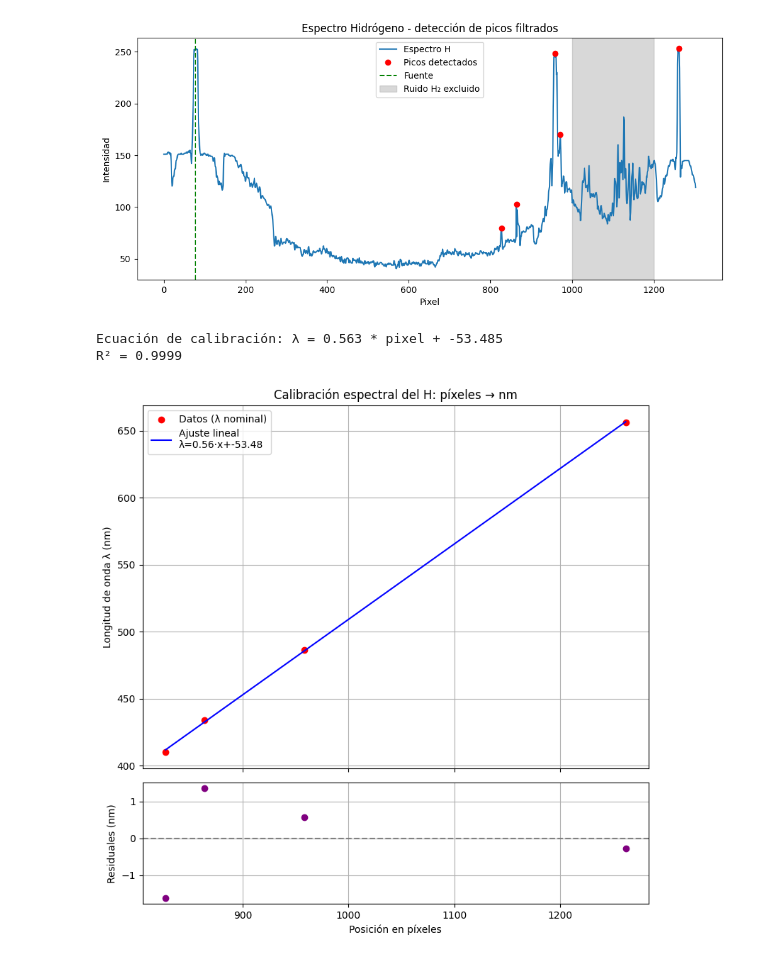
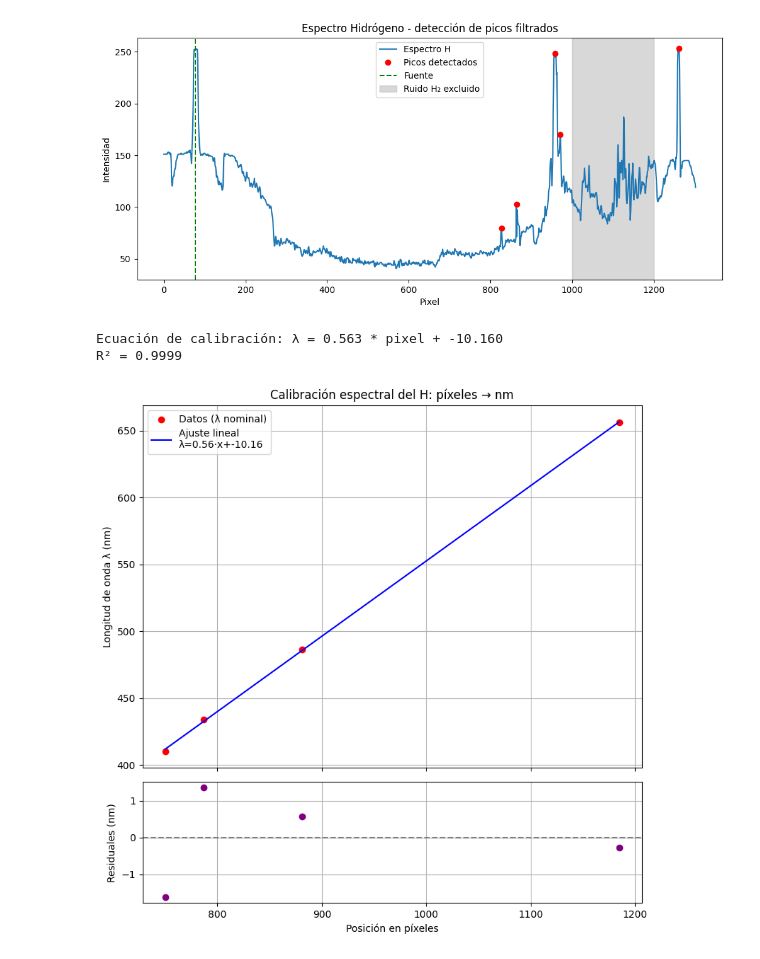
Before and after one commit to KateT840/Laboratorio_moderna, a Jupyter notebook: Lab_2/Codigo_Lab_2_hidrogeno.ipynb, the cells around one changed output. Cells and saved outputs as stored; diff of their text form; code cells hidden in the pictures.

```diff
--- a/Lab_2/Codigo_Lab_2_hidrogeno.ipynb
+++ b/Lab_2/Codigo_Lab_2_hidrogeno.ipynb
@@ -142,7 +142,7 @@ plt.show()
 # %%
 #Gráfica longitud de onda y pixeles con regresión lineal
 # === 1. Datos experimentales (pixeles y λ nominales) ===
-pixeles = np.array([1262, 958, 864, 827])     # píxeles de tus picos
+pixeles = np.array([1185.0, 881.0, 787.0, 750.0 ])     # píxeles de tus picos
 lambdas = np.array([656.3, 486.1, 434.0, 410.2])  # λ nominales (nm)
 
 # === 2. Ajuste lineal ===
@@ -157,35 +157,35 @@ R2 = modelo.score(X, y)
 print(f"Ecuación de calibración: λ = {pendiente:.3f} * pixel + {intercepto:.3f}")
 print(f"R² = {R2:.4f}")
 
 # === 3. Predicciones y residuales ===
 y_pred = modelo.predict(X)
 residuales = y - y_pred
 
 # === 4. Gráficas ===
 fig, (ax1, ax2) = plt.subplots(2, 1, figsize=(8,8), sharex=True,
                                gridspec_kw={'height_ratios':[3,1]})
 
 # (a) Ajuste principal
 ax1.scatter(pixeles, lambdas, color="red", label="Datos (λ nominal)")
 ax1.plot(pixeles, y_pred, color="blue", label=f"Ajuste lineal\nλ={pendiente:.2f}·x+{intercepto:.2f}")
 ax1.set_ylabel("Longitud de onda λ (nm)")
 ax1.set_title("Calibración espectral del H: píxeles → nm")
 ax1.legend()
 ax1.grid(True)
 
 # (b) Residuales
 ax2.scatter(pixeles, residuales, color="purple")
 ax2.axhline(0, color="gray", linestyle="--")
 ax2.set_xlabel("Posición en píxeles")
 ax2.set_ylabel("Residuales (nm)")
 ax2.grid(True)
 
 plt.tight_layout()
 plt.show()
 # %% [output]
-Ecuación de calibración: λ = 0.563 * pixel + -53.485
+Ecuación de calibración: λ = 0.563 * pixel + -10.160
 R² = 0.9999
-[figure, old version]
+[figure, new version]
 # %%
 #Gráfica longitud de onda y pixeles con regresión cuadrática
 # --- Tus datos ---
```
Also changed, not shown: parts of 1 cell of this notebook.
